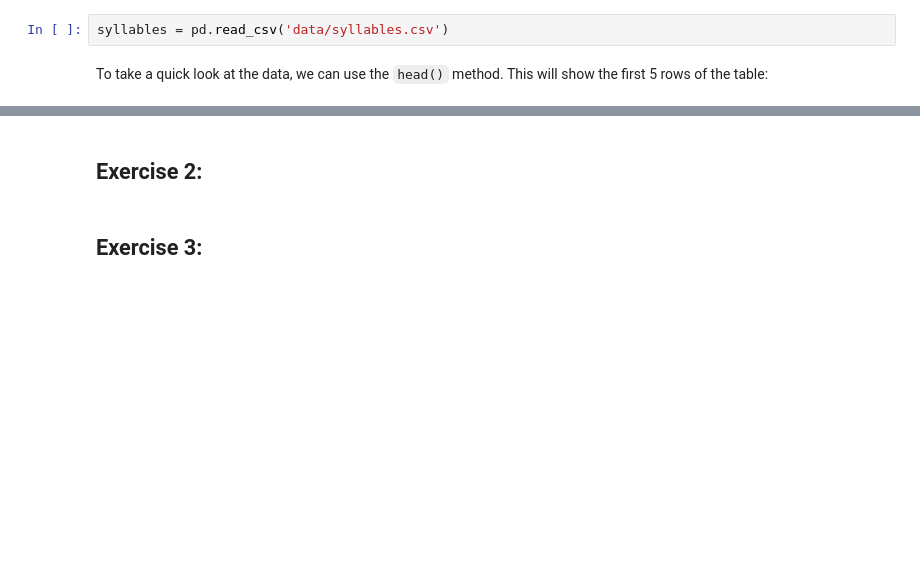
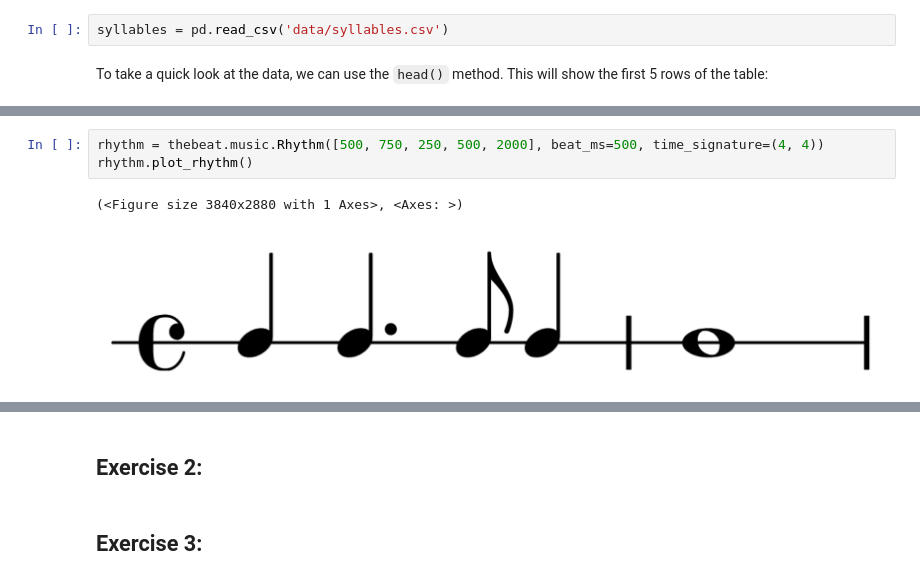
Before and after one commit to Jellevanderwerff/st_etienne_winterschool, a Jupyter notebook: notebooks/beginner.ipynb, the cells around one changed output, grey strips where cells are left out. Cells and saved outputs as stored; diff of their text form; blank space fills up the shorter version.

```diff
--- a/notebooks/beginner.ipynb
+++ b/notebooks/beginner.ipynb
@@ -70,0 +138,6 @@ sequence.plot_sequence(title="More news about the Reverend...")
+# %%
+rhythm = thebeat.music.Rhythm([500, 750, 250, 500, 2000], beat_ms=500, time_signature=(4, 4))
+rhythm.plot_rhythm()
+# %% [output]
+(<Figure size 3840x2880 with 1 Axes>, <Axes: >)
+[figure, added]
```
Also changed, not shown: parts of 25 cells of this notebook.
